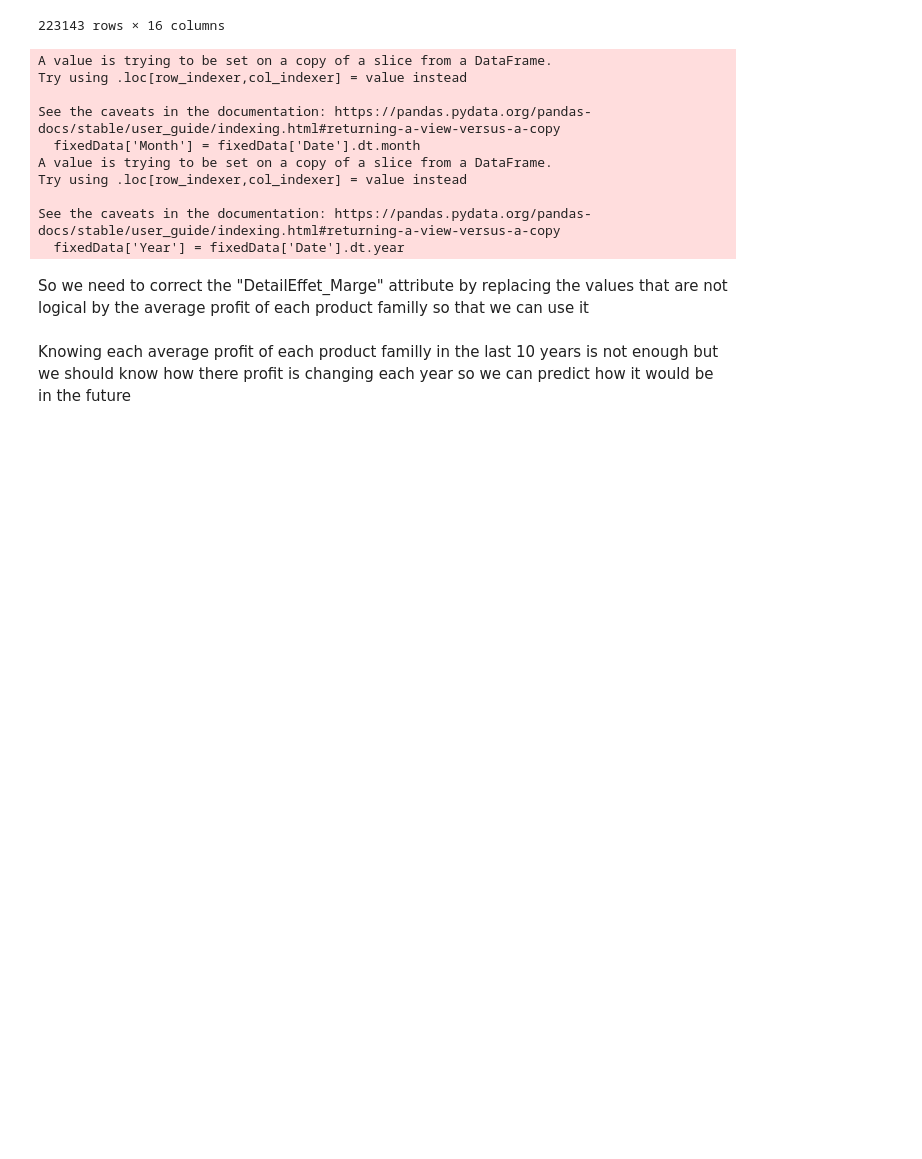
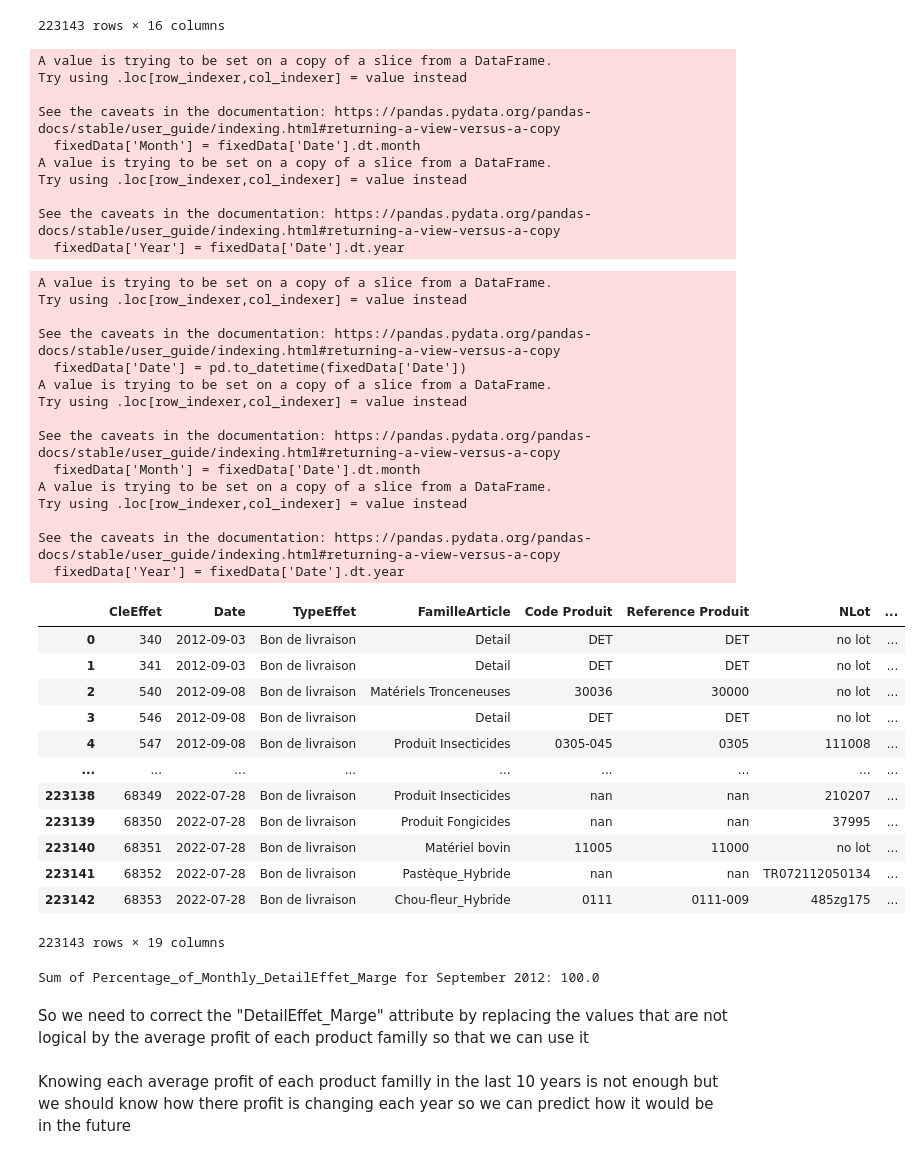
Before and after one commit to djallilou13/data_maining_project, a Jupyter notebook: project.ipynb, the cells around one changed output. Drawn from its saved outputs; the diff is of its cells as text; code cells hidden in the pictures; blank space fills up the shorter version.

```diff
--- a/project.ipynb
+++ b/project.ipynb
@@ -473,6 +476,68 @@ for famille, famille_group in evolution_data.groupby('FamilleArticle'):
     plt.grid(True)
     plt.savefig(f'evolution_famille/{famille}.png')
     plt.close()
+# %%
+# Step 1: Convert 'Date' column to datetime format
+fixedData['Date'] = pd.to_datetime(fixedData['Date'])
+
+# Step 2: Extract the month from the 'Date' column
+fixedData['Month'] = fixedData['Date'].dt.month
+fixedData['Year'] = fixedData['Date'].dt.year
+
+# Step 3: Group by month and calculate the sum of 'DetailEffet_Marge'
+monthly_sum = fixedData.groupby(['Year', 'Month'])['DetailEffet_Marge'].sum().reset_index()
+monthly_sum.rename(columns={'DetailEffet_Marge': 'Monthly_DetailEffet_Marge_Sum'}, inplace=True)
+
+# Step 4: Merge the sum back into the original dataset based on the month
+fixedData = pd.merge(fixedData, monthly_sum, on=['Year', 'Month'], how='left', suffixes=('', '_monthly'))
+
+# Step 5: Create a new column for the percentage calculation
+fixedData['Percentage_of_Monthly_DetailEffet_Marge'] = (fixedData['DetailEffet_Marge'] / fixedData['Monthly_DetailEffet_Marge_Sum']) * 100
+
+# Drop the intermediate 'Month' column if you don't need it anymore
+fixedData = fixedData.drop('Month', axis=1)
+
+# Display the updated DataFrame
+fixedData
+# %% [output]
+A value is trying to be set on a copy of a slice from a DataFrame.
+Try using .loc[row_indexer,col_indexer] = value instead
+
+See the caveats in the documentation: https://pandas.pydata.org/pandas-docs/stable/user_guide/indexing.html#returning-a-view-versus-a-copy
+  fixedData['Date'] = pd.to_datetime(fixedData['Date'])
+A value is trying to be set on a copy of a slice from a DataFrame.
+Try using .loc[row_indexer,col_indexer] = value instead
+
+See the caveats in the documentation: https://pandas.pydata.org/pandas-docs/stable/user_guide/indexing.html#returning-a-view-versus-a-copy
+  fixedData['Month'] = fixedData['Date'].dt.month
+A value is trying to be set on a copy of a slice from a DataFrame.
+Try using .loc[row_indexer,col_indexer] = value instead
+
+See the caveats in the documentation: https://pandas.pydata.org/pandas-docs/stable/user_guide/indexing.html#returning-a-view-versus-a-copy
+  fixedData['Year'] = fixedData['Date'].dt.year
+|  | CleEffet | Date | TypeEffet | FamilleArticle | Code Produit | Reference Produit | NLot | ... |
+| 0 | 340 | 2012-09-03 | Bon de livraison | Detail | DET | DET | no lot | ... |
+| 1 | 341 | 2012-09-03 | Bon de livraison | Detail | DET | DET | no lot | ... |
+| 2 | 540 | 2012-09-08 | Bon de livraison | Matériels Tronceneuses | 30036 | 30000 | no lot | ... |
+| 3 | 546 | 2012-09-08 | Bon de livraison | Detail | DET | DET | no lot | ... |
+| 4 | 547 | 2012-09-08 | Bon de livraison | Produit Insecticides | 0305-045 | 0305 | 111008 | ... |
+| ... | ... | ... | ... | ... | ... | ... | ... | ... |
+| 223138 | 68349 | 2022-07-28 | Bon de livraison | Produit Insecticides | nan | nan | 210207 | ... |
+| 223139 | 68350 | 2022-07-28 | Bon de livraison | Produit Fongicides | nan | nan | 37995 | ... |
+| 223140 | 68351 | 2022-07-28 | Bon de livraison | Matériel bovin | 11005 | 11000 | no lot | ... |
+| 223141 | 68352 | 2022-07-28 | Bon de livraison | Pastèque_Hybride | nan | nan | TR072112050134 | ... |
+| 223142 | 68353 | 2022-07-28 | Bon de livraison | Chou-fleur_Hybride | 0111 | 0111-009 | 485zg175 | ... |
+223143 rows × 19 columns
+# %%
+# Filter for September 2012
+september_2012_data = fixedData[(fixedData['Date'].dt.month == 7) & (fixedData['Date'].dt.year == 2022)]
+
+# Sum the Percentage_of_Monthly_DetailEffet_Marge for September 2012
+sum_percentage_september_2012 = september_2012_data['Percentage_of_Monthly_DetailEffet_Marge'].sum()
+
+print(f"Sum of Percentage_of_Monthly_DetailEffet_Marge for September 2012: {sum_percentage_september_2012}")
+# %% [output]
+Sum of Percentage_of_Monthly_DetailEffet_Marge for September 2012: 100.0
 # %% [markdown]
 So we need to correct the "DetailEffet_Marge" attribute by replacing the values that are not logical by the average profit of each product familly so that we can use it
 # %% [markdown]
```
Also changed, not shown: parts of 1 cell of this notebook, 24 other files.
